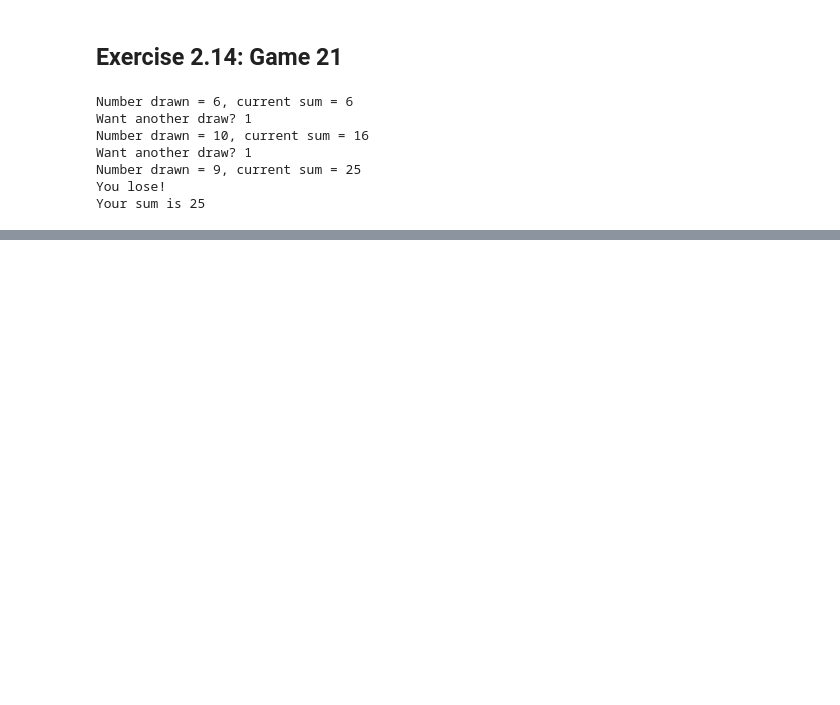
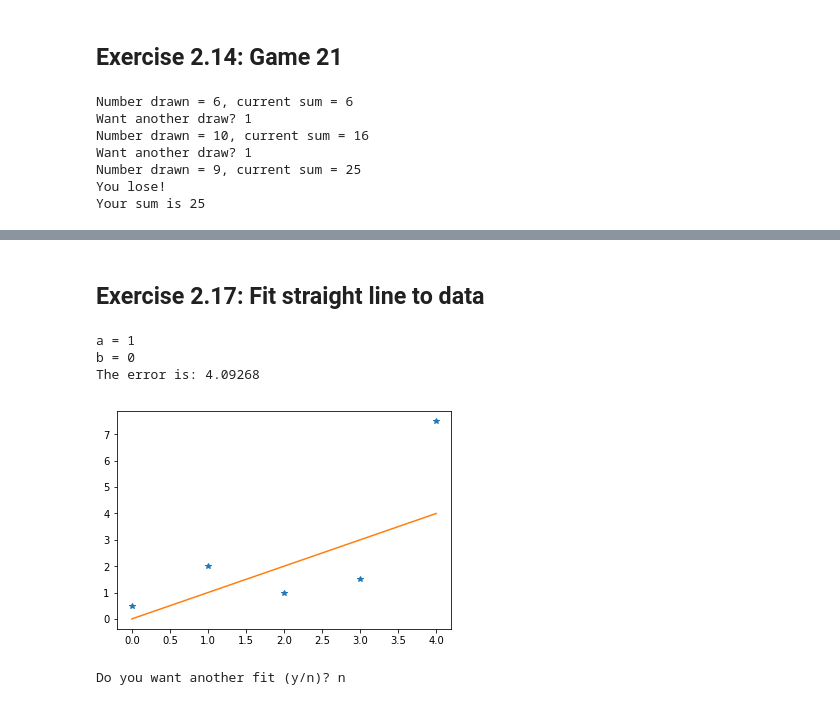
Before and after one commit to VincentTam/Julia1718, a Jupyter notebook: prog4comp/ch02.ipynb, the cells around one changed output, grey strips where cells are left out. Cells and saved outputs as stored; diff of their text form; code cells hidden in the pictures; blank space fills up the shorter version.

```diff
--- a/prog4comp/ch02.ipynb
+++ b/prog4comp/ch02.ipynb
@@ -429,0 +484,12 @@ Your sum is 25
+# %%
+from random import random
+
+a, b, c, epsilon = 4, 1, 2, 1e-6
+f = lambda x: a*x + b
+iseq = True
+
+for i in range(100):
+    Xi = random()*10           # U(0,10)
+    if abs(Xi - c) > epsilon:  # avoid division by zero error
+        diffquot = (f(Xi) - f(c)) / (Xi - c)
+        print "For x = %g: %g" % (Xi, diffquot)
@@ -429,0 +514,28 @@ Your sum is 25
+# %% [markdown]
+## Exercise 2.17: Fit straight line to data
+# %%
+import numpy as np
+from matplotlib.pylab import *
+
+def myerror(a, b, x, y):
+    return np.linalg.norm(a * x + b * np.ones(len(x)) - y)
+
+def ploterror(x, y):
+    one_more = True
+    while one_more:
+        a, b = input("a = "), input("b = ")
+        print 'The error is: %g' % (myerror(a, b, x, y))
+        plot(x, y, '*')
+        plot(x, a * x + b * np.ones(len(x)))
+        show()
+        one_more = raw_input('Do you want another fit (y/n)? ') != 'n'
+
+x = np.arange(5)
+y = np.array([0.5, 2.0, 1.0, 1.5, 7.5])
+ploterror(x, y)
+# %% [output]
+a = 1
+b = 0
+The error is: 4.09268
+[figure, added]
+Do you want another fit (y/n)? n
```
Also changed, not shown: parts of 14 cells of this notebook.
